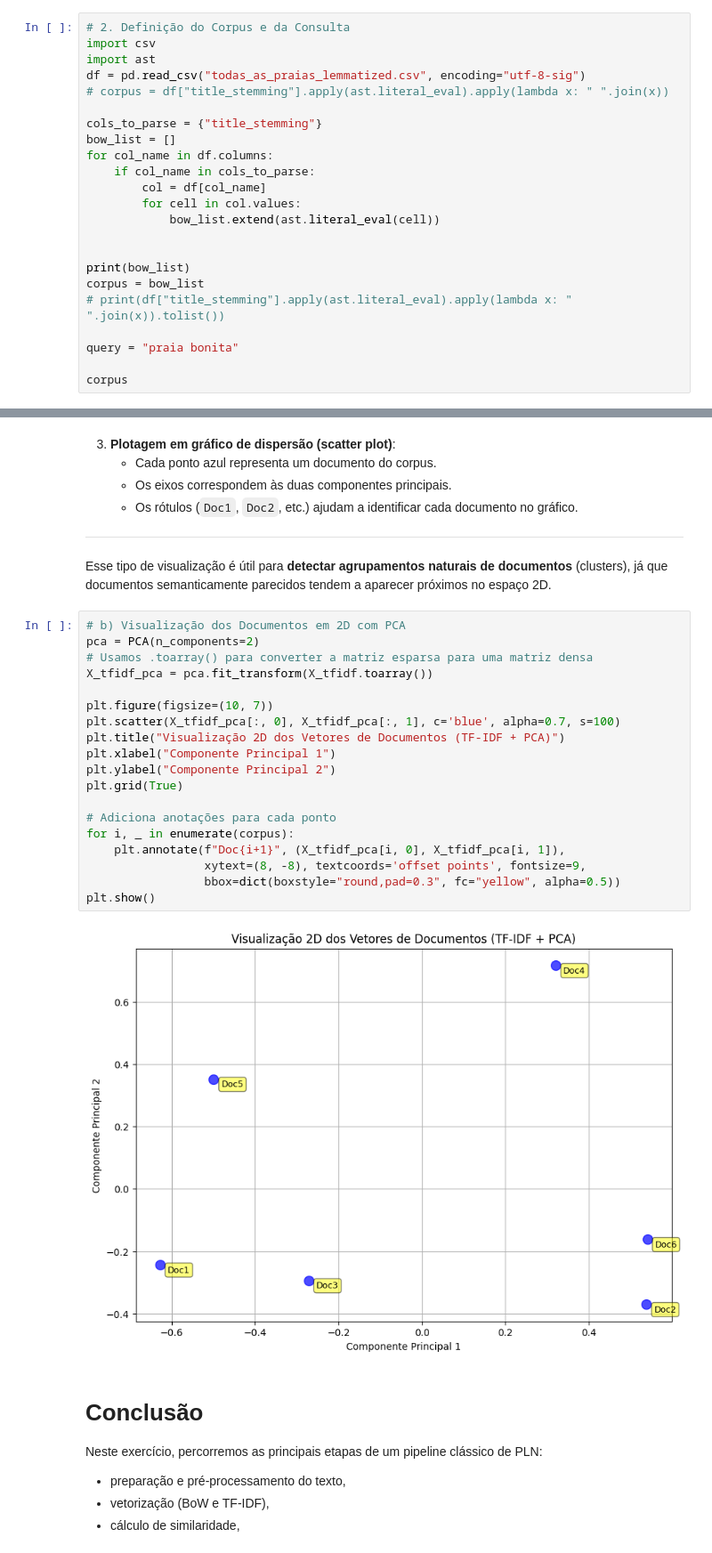
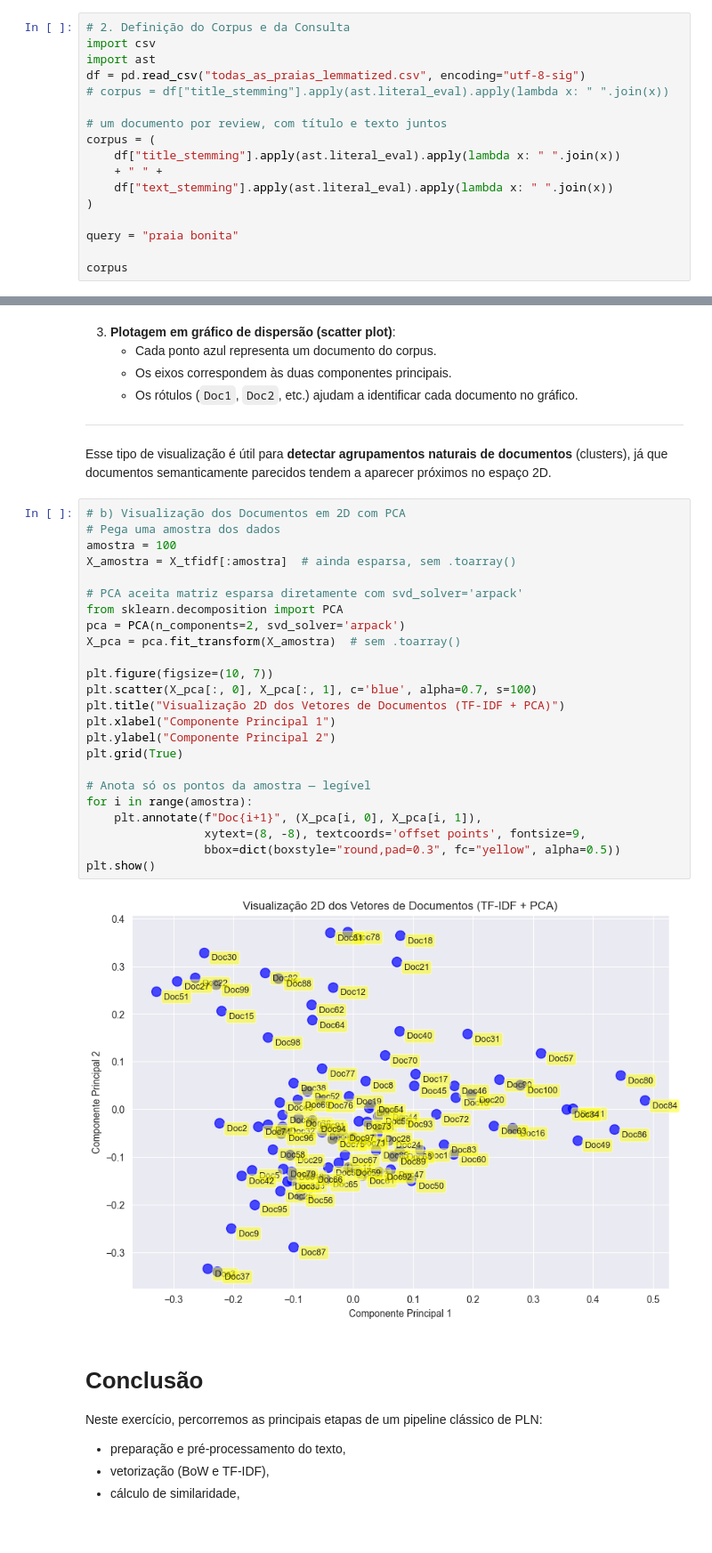
Before and after one commit to GCSouzaLab/NLP---Natural-Language-Processing, a Jupyter notebook: PLN_Aula_6_BoW_e_TF_IDF_simples.ipynb, the cells around one changed output, grey strips where cells are left out. Shown at 89% size. Saved outputs shown, nothing was run; the diff lists cells and outputs as text.

```diff
--- a/PLN_Aula_6_BoW_e_TF_IDF_simples.ipynb
+++ b/PLN_Aula_6_BoW_e_TF_IDF_simples.ipynb
@@ -56,18 +56,12 @@ import ast
 df = pd.read_csv("todas_as_praias_lemmatized.csv", encoding="utf-8-sig")
 # corpus = df["title_stemming"].apply(ast.literal_eval).apply(lambda x: " ".join(x))
 
-cols_to_parse = {"title_stemming"}
-bow_list = []
-for col_name in df.columns:
-    if col_name in cols_to_parse:
-        col = df[col_name]
-        for cell in col.values:
-            bow_list.extend(ast.literal_eval(cell))
-
-
-print(bow_list)
-corpus = bow_list
-# print(df["title_stemming"].apply(ast.literal_eval).apply(lambda x: " ".join(x)).tolist())
+# um documento por review, com título e texto juntos
+corpus = (
+    df["title_stemming"].apply(ast.literal_eval).apply(lambda x: " ".join(x))
+    + " " +
+    df["text_stemming"].apply(ast.literal_eval).apply(lambda x: " ".join(x))
+)
 
 query = "praia bonita"
 
@@ -364,25 +351,30 @@ Outra forma de explorar as relações entre documentos é projetá-los em um **e
 Esse tipo de visualização é útil para **detectar agrupamentos naturais de documentos** (clusters), já que documentos semanticamente parecidos tendem a aparecer próximos no espaço 2D.
 # %%
 # b) Visualização dos Documentos em 2D com PCA
-pca = PCA(n_components=2)
-# Usamos .toarray() para converter a matriz esparsa para uma matriz densa
-X_tfidf_pca = pca.fit_transform(X_tfidf.toarray())
+# Pega uma amostra dos dados
+amostra = 100
+X_amostra = X_tfidf[:amostra]  # ainda esparsa, sem .toarray()
+
+# PCA aceita matriz esparsa diretamente com svd_solver='arpack'
+from sklearn.decomposition import PCA
+pca = PCA(n_components=2, svd_solver='arpack')
+X_pca = pca.fit_transform(X_amostra)  # sem .toarray()
 
 plt.figure(figsize=(10, 7))
-plt.scatter(X_tfidf_pca[:, 0], X_tfidf_pca[:, 1], c='blue', alpha=0.7, s=100)
+plt.scatter(X_pca[:, 0], X_pca[:, 1], c='blue', alpha=0.7, s=100)
 plt.title("Visualização 2D dos Vetores de Documentos (TF-IDF + PCA)")
 plt.xlabel("Componente Principal 1")
 plt.ylabel("Componente Principal 2")
 plt.grid(True)
 
-# Adiciona anotações para cada ponto
-for i, _ in enumerate(corpus):
-    plt.annotate(f"Doc{i+1}", (X_tfidf_pca[i, 0], X_tfidf_pca[i, 1]),
+# Anota só os pontos da amostra — legível
+for i in range(amostra):
+    plt.annotate(f"Doc{i+1}", (X_pca[i, 0], X_pca[i, 1]),
                  xytext=(8, -8), textcoords='offset points', fontsize=9,
                  bbox=dict(boxstyle="round,pad=0.3", fc="yellow", alpha=0.5))
 plt.show()
 # %% [output]
-[figure, old version]
+[figure, new version]
 # %% [markdown]
 # Conclusão
 
```
Also changed, not shown: parts of 5 cells of this notebook, 1 other file.
